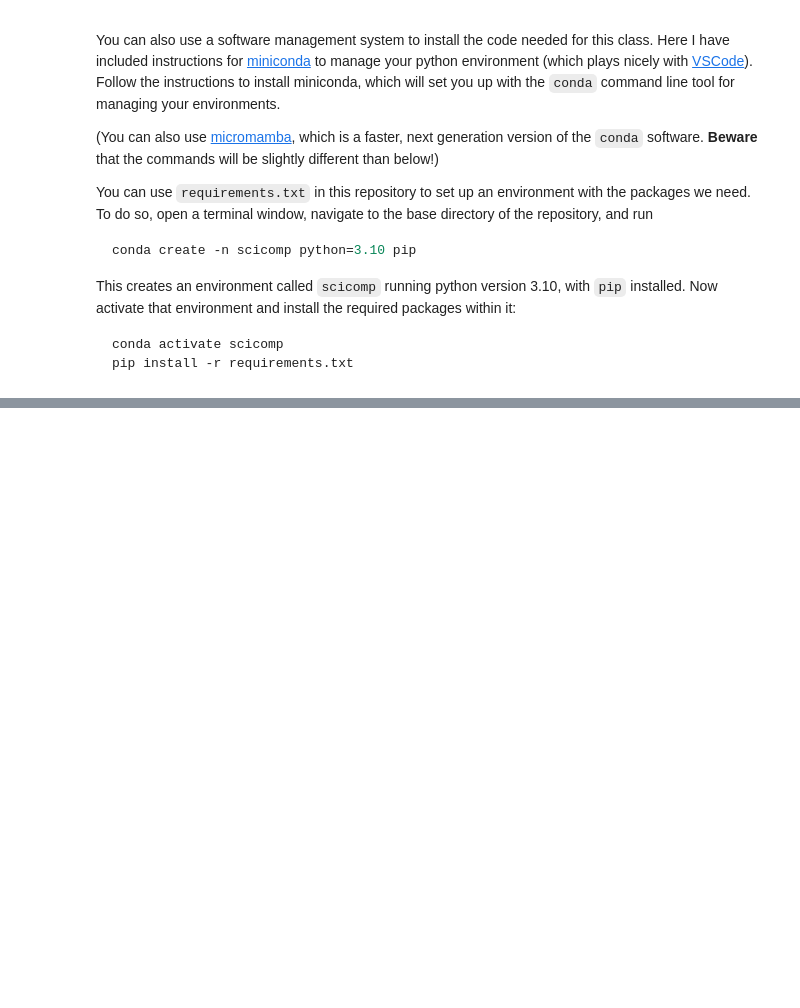
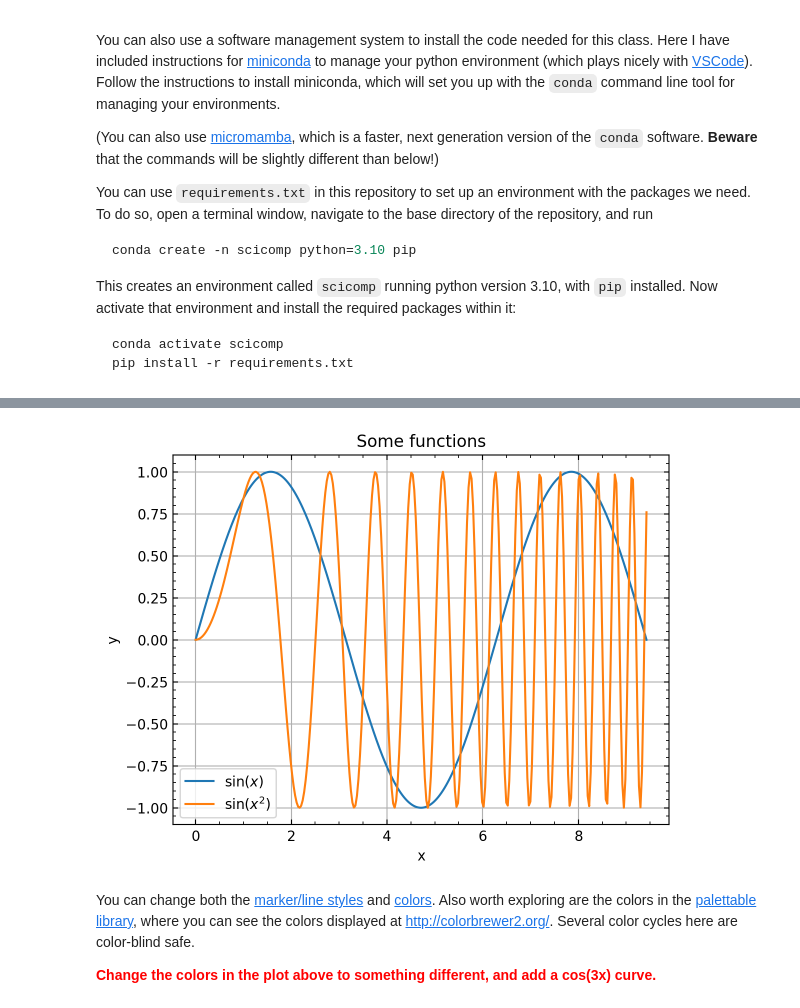
Before and after one commit to wrighj26/scicomp2_F25_wright, a Jupyter notebook: notebooks/getting_started/hw0_osu_ph464_564_f24.ipynb, the cells around one changed output, grey strips where cells are left out. Cells and saved outputs as stored; diff of their text form; code cells hidden in the pictures; blank space fills up the shorter version.

```diff
--- a/notebooks/getting_started/hw0_osu_ph464_564_f24.ipynb
+++ b/notebooks/getting_started/hw0_osu_ph464_564_f24.ipynb
@@ -109,0 +367,32 @@ pip install -r requirements.txt
+# %%
+# magic command to make the figure pop up below instead of in a new window
+%matplotlib inline
+%config InlineBackend.figure_format='retina' # very useful command for high-res images
+
+# invoke pyplot in matplotlib, give it an alias
+import matplotlib.pyplot as plt
+import numpy as np
+
+x = np.linspace(0, 3*np.pi, 300)
+
+y = np.sin(x)
+y2 = np.sin(x**2)
+
+plt.plot(x, y, label=r'$\sin(x)$')
+plt.plot(x, y2, label=r'$\sin(x^2)$')
+plt.title('Some functions')
+plt.xlabel('x')
+plt.ylabel('y')
+
+plt.grid(which='major')
+plt.legend(loc='lower left');
+
+## optional extras
+plt.minorticks_on()
+plt.tick_params(which='both', direction='in', tick2On=True)
+# %% [output]
+[figure, added]
+# %% [markdown]
+You can change both the [marker/line styles](http://matplotlib.org/examples/lines_bars_and_markers/) and [colors](http://matplotlib.org/api/colors_api.html). Also worth exploring are the colors in the [palettable library](https://jiffyclub.github.io/palettable/), where you can see the colors displayed at [http://colorbrewer2.org/](http://colorbrewer2.org/). Several color cycles here are color-blind safe.
+
+<font color='red'>**Change the colors in the plot above to something different, and add a cos(3x) curve.**</font>
```
Also changed, not shown: parts of 4 cells of this notebook, 1 other file.
